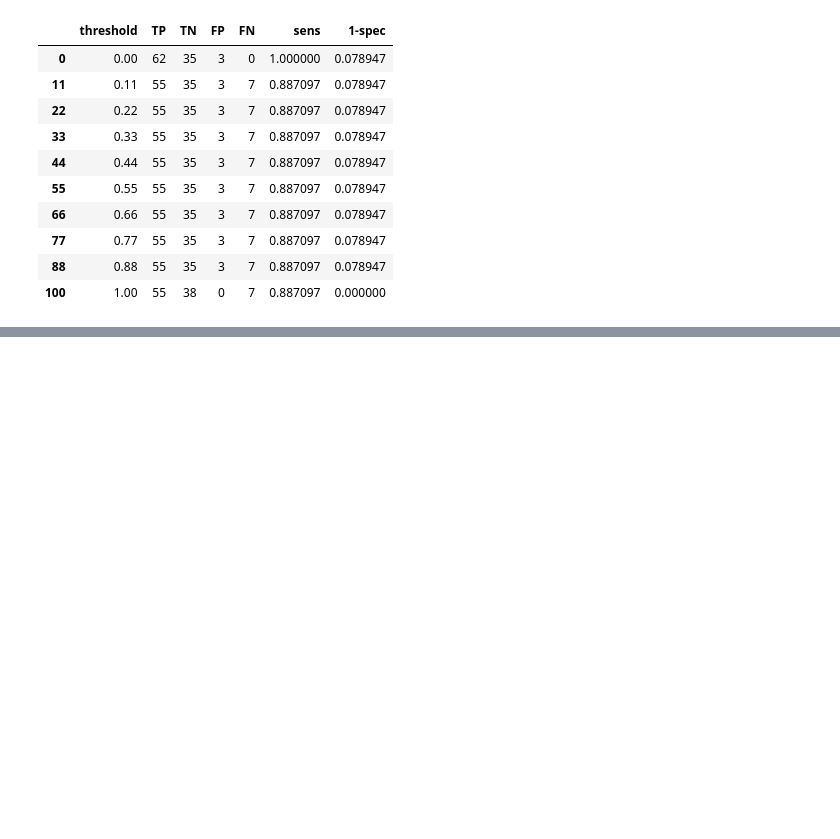
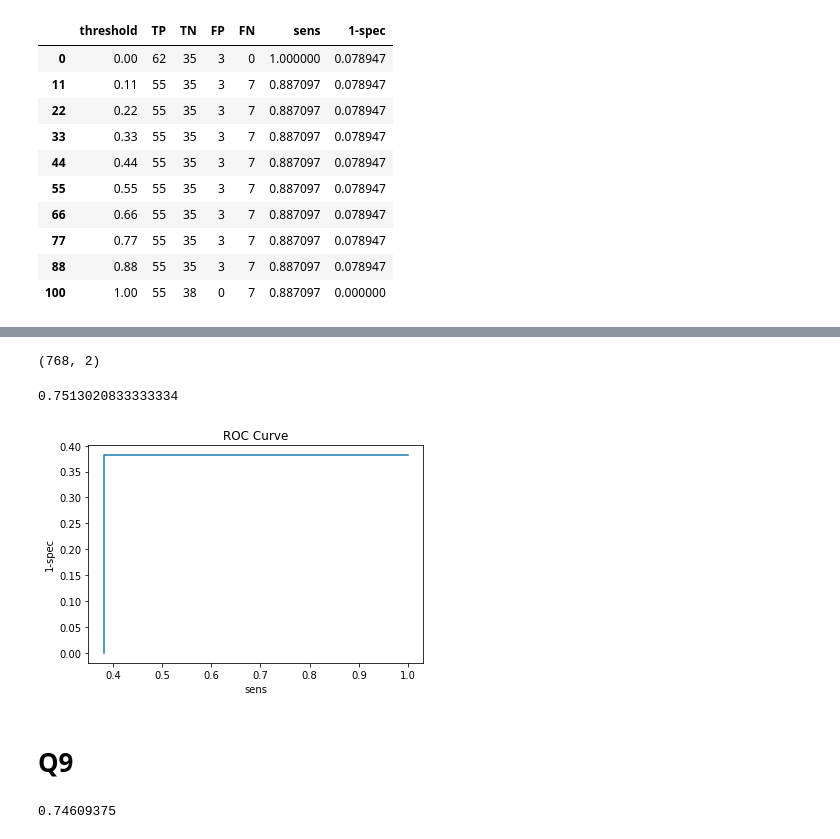
Before and after one commit to amindadgar/Machine-Learning, a Jupyter notebook: HW2/main.ipynb, the cells around one changed output, grey strips where cells are left out. Cells and saved outputs as stored; diff of their text form; code cells hidden in the pictures; blank space fills up the shorter version.

````diff
--- a/HW2/main.ipynb
+++ b/HW2/main.ipynb
@@ -1271,0 +1310,6 @@ roc_scores.iloc[np.linspace(0, 100, 10, dtype=int)]
+# %%
+## column names are used from ```pima-indians-diabetes.name``` file
+cols = ['pregnancy_count', 'glucose_test', 'blood_pressure', 'triceps_thickness', '2h_insulin', 'mass', 'pedi', 'age', 'label']
+
+df_pima = pd.read_csv('../HW1/hw1_data/pima/pima-indians-diabetes.data', index_col=False ,names=cols)
+df_pima.head()
@@ -1271,0 +1347,4 @@ roc_scores.iloc[np.linspace(0, 100, 10, dtype=int)]
+# %%
+pima_cols_X = df_pima.columns[:-1]
+MLE_estimates_Q8 = estimate_MLE_NB(df_pima[pima_cols_X], df_pima[['label']].values, pima_cols_X )
+MLE_estimates_Q8
@@ -1271,0 +1368,18 @@ roc_scores.iloc[np.linspace(0, 100, 10, dtype=int)]
+# %%
+results_Q8 = predict_NB(df_pima[pima_cols_X], MLE_estimates_Q8, pima_cols_X)
+# %%
+results_Q8.shape
+# %% [output]
+(768, 2)
+# %%
+y_pred = (results_Q8[:, 0] < results_Q8[:, 1]).astype(int)
+## Accuracy
+(y_pred == df_pima[['label']].T.values).sum() / len(y_pred)
+# %% [output]
+0.7513020833333334
+# %%
+roc_curve(df_pima[['label']].values, y_pred)
+# %% [output]
+[figure, added]
+# %% [markdown]
+# Q9
@@ -1271,0 +1392,5 @@ roc_scores.iloc[np.linspace(0, 100, 10, dtype=int)]
+# %%
+## accuracy
+(results_Q9 == df_pima[['label']].T.values).sum() / len(results_Q9)
+# %% [output]
+0.74609375
````
Also changed, not shown: parts of 26 cells of this notebook.
